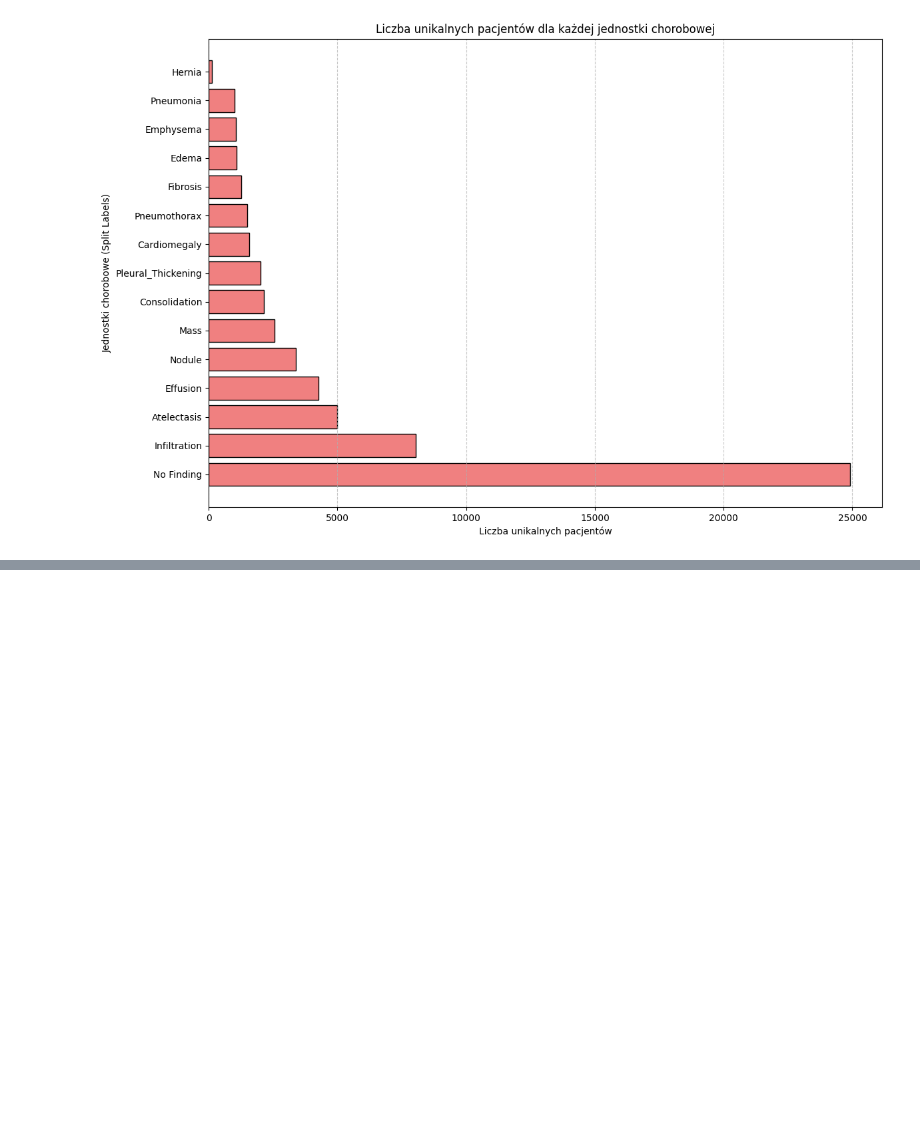
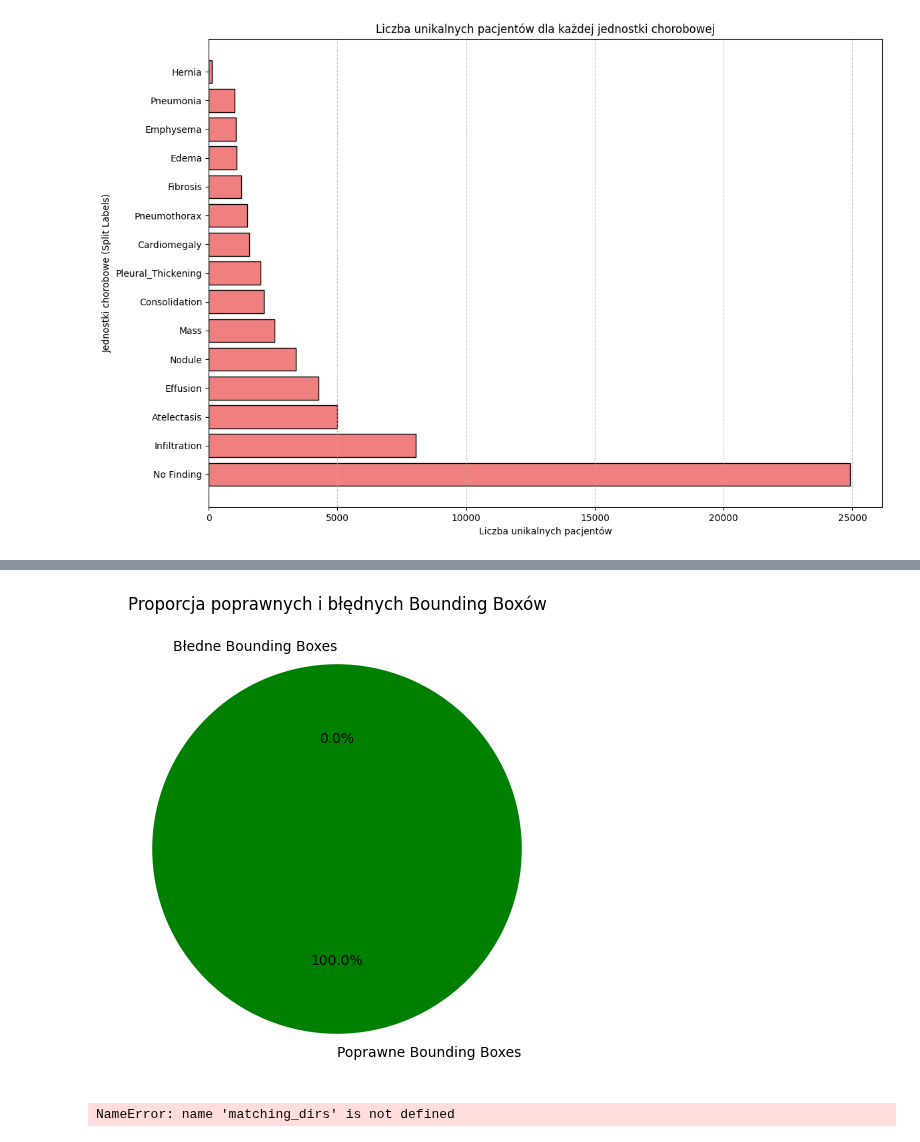
Before and after one commit to Argonus/codebook, a Jupyter notebook: studies/bachelor-thesis/data-analysis/DataAnalysis.ipynb, the cells around one changed output, grey strips where cells are left out. Drawn from its saved outputs; the diff is of its cells as text; code cells hidden in the pictures; blank space fills up the shorter version.

```diff
--- a/studies/bachelor-thesis/data-analysis/DataAnalysis.ipynb
+++ b/studies/bachelor-thesis/data-analysis/DataAnalysis.ipynb
@@ -102,0 +138,46 @@ plt.show()
+# %%
+# Validate bounding boxes
+valid_bboxes = bounding_box_frame[
+    (bounding_box_frame['w'] > 0) & (bounding_box_frame['h]'] > 0)  # Only valid bounding boxes
+]
+invalid_bboxes = bounding_box_frame[
+    (bounding_box_frame['w'] <= 0) | (bounding_box_frame['h]'] <= 0)  # Invalid bounding boxes
+]
+
+# Counts for valid and invalid bounding boxes
+valid_bbox_count = len(valid_bboxes)
+invalid_bbox_count = len(invalid_bboxes)
+
+# Data for the pie chart
+bbox_counts = [valid_bbox_count, invalid_bbox_count]
+labels = ['Poprawne Bounding Boxes', 'Błedne Bounding Boxes']
+colors = ['green', 'red']
+
+# Create pie chart
+plt.figure(figsize=(8, 6))
+plt.pie(bbox_counts, labels=labels, autopct='%1.1f%%', startangle=90, colors=colors)
+plt.title("Proporcja poprawnych i błędnych Bounding Boxów")
+plt.show()
+# %% [output]
+[figure, added]
+# %%
+# Get Data required of analysis
+pattern = re.compile(r'images_\d{3}')
+matching_dirs = [
+    os.path.join(nih_dataset, d)
+    for d in os.listdir(nih_dataset)
+    if os.path.isdir(os.path.join(nih_dataset, d)) and pattern.match(d)
+]
+
+image_files = set()
+for directory in matching_dirs:
+    nested_dir = f"{directory}/images"
+    image_files.update(os.listdir(nested_dir))
+
+data_entry_file = f'{nih_dataset}/Data_Entry_2017.csv'
+data_entry_frame = pd.read_csv(data_entry_file, delimiter=',', nrows = None)
+
+bounding_box_file = f"{nih_dataset}/BBox_List_2017.csv"
+bounding_box_frame = pd.read_csv(bounding_box_file, delimiter=',', nrows = None)
+# %% [output]
+NameError: name 'matching_dirs' is not defined
```
Also changed, not shown: parts of 4 cells of this notebook.
